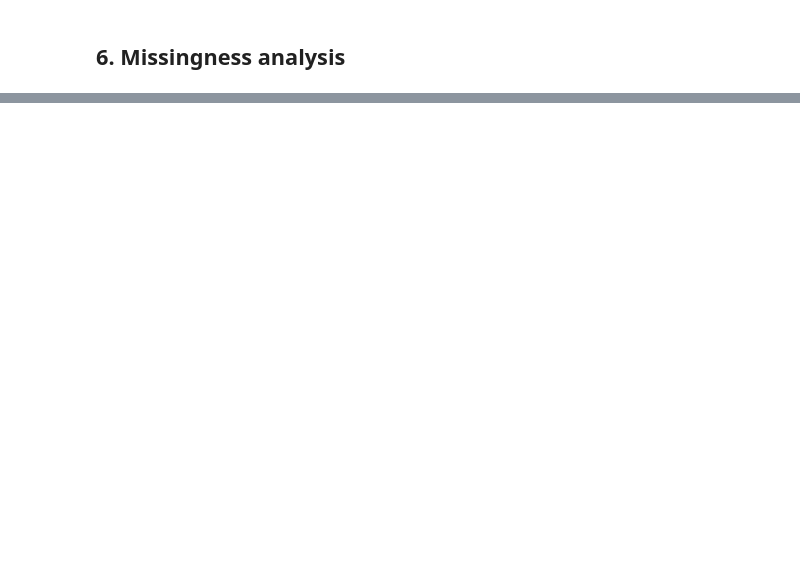
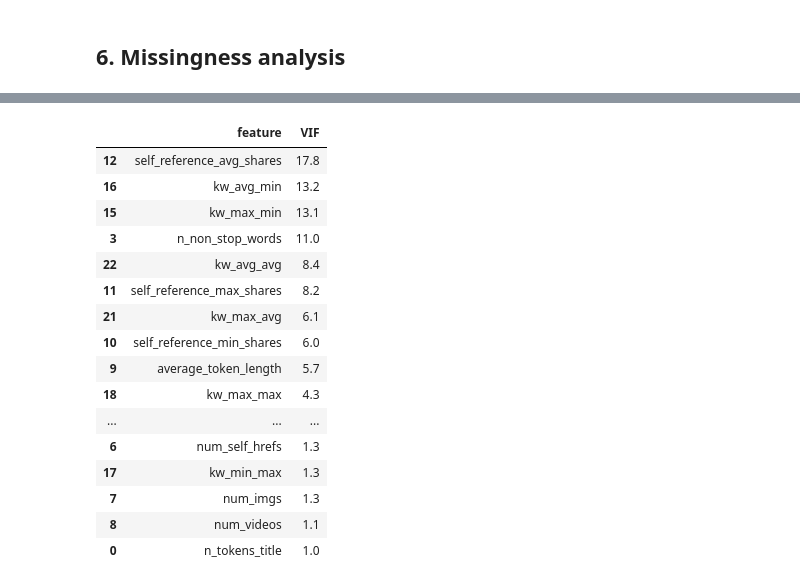
Before and after one commit to tecksiang93ai-png/Mini-Project-1, a Jupyter notebook: eda.ipynb, the cells around one changed output, grey strips where cells are left out. Cells and saved outputs as stored; diff of their text form; code cells hidden in the pictures; blank space fills up the shorter version.

```diff
--- a/eda.ipynb
+++ b/eda.ipynb
@@ -459,0 +339,13 @@ search, selecting on validation **log-scale R²**.
+# %%
+# Formal categorical tests: ANOVA + Kruskal-Wallis + eta^2 effect size.
+def eta_squared(groups):
+    allv = np.concatenate(groups)
+    grand = allv.mean()
+    ssb = sum(len(g) * (g.mean() - grand) ** 2 for g in groups)
+    return ssb / ((allv - grand) ** 2).sum()
+
+for col in ["weekday", "data_channel"]:
+    groups = [np.log1p(g[TARGET].to_numpy()) for _, g in df.dropna(subset=[col]).groupby(col)]
+    f, p_a = stats.f_oneway(*groups)
+    h, p_k = stats.kruskal(*groups)
+    print(f"{col}: ANOVA F={f:,.1f} p={p_a:.1e} | Kruskal H={h:,.1f} p={p_k:.1e} | eta^2={eta_squared(groups):.4f}")
@@ -459,0 +523,15 @@ search, selecting on validation **log-scale R²**.
+# %%
+def iqr_bounds(s):
+    q1, q3 = s.quantile(0.25), s.quantile(0.75)
+    iqr = q3 - q1
+    return q1 - 1.5 * iqr, q3 + 1.5 * iqr
+
+num_for_outliers = [c for c in df.select_dtypes("number").columns if c != "ID"]
+rows = []
+for col in num_for_outliers:
+    lo, hi = iqr_bounds(df[col].dropna())
+    mask = (df[col] < lo) | (df[col] > hi)
+    rows.append({"feature": col, "n_outliers": int(mask.sum()), "pct": round(mask.mean() * 100, 2)})
+outlier_summary = pd.DataFrame(rows).sort_values("pct", ascending=False)
+outlier_summary.to_csv(REPORTS / "outlier_summary.csv", index=False)
+outlier_summary.head(12)
@@ -459,0 +569,33 @@ search, selecting on validation **log-scale R²**.
+# %%
+# VIF across ALL numeric predictors (not just the obviously collinear families).
+def vif_table(data, cols):
+    numeric = data[cols].dropna()
+    records = []
+    for col in cols:
+        others = [c for c in cols if c != col]
+        r2 = LinearRegression().fit(numeric[others], numeric[col]).score(numeric[others], numeric[col])
+        records.append({"feature": col, "VIF": round(1 / (1 - r2), 1) if r2 < 1 else np.inf})
+    return pd.DataFrame(records).sort_values("VIF", ascending=False)
+
+model_numeric = config["numerical_features"]  # the numeric features actually fed to the model
+vif = vif_table(df, model_numeric)
+vif.to_csv(REPORTS / "vif.csv", index=False)
+vif
+# %% [output]
+|  | feature | VIF |
+| 12 | self_reference_avg_shares | 17.8 |
+| 16 | kw_avg_min | 13.2 |
+| 15 | kw_max_min | 13.1 |
+| 3 | n_non_stop_words | 11.0 |
+| 22 | kw_avg_avg | 8.4 |
+| 11 | self_reference_max_shares | 8.2 |
+| 21 | kw_max_avg | 6.1 |
+| 10 | self_reference_min_shares | 6.0 |
+| 9 | average_token_length | 5.7 |
+| 18 | kw_max_max | 4.3 |
+| ... | ... | ... |
+| 6 | num_self_hrefs | 1.3 |
+| 17 | kw_min_max | 1.3 |
+| 7 | num_imgs | 1.3 |
+| 8 | num_videos | 1.1 |
+| 0 | n_tokens_title | 1.0 |
```
Also changed, not shown: parts of 58 cells of this notebook, 11 other files.
